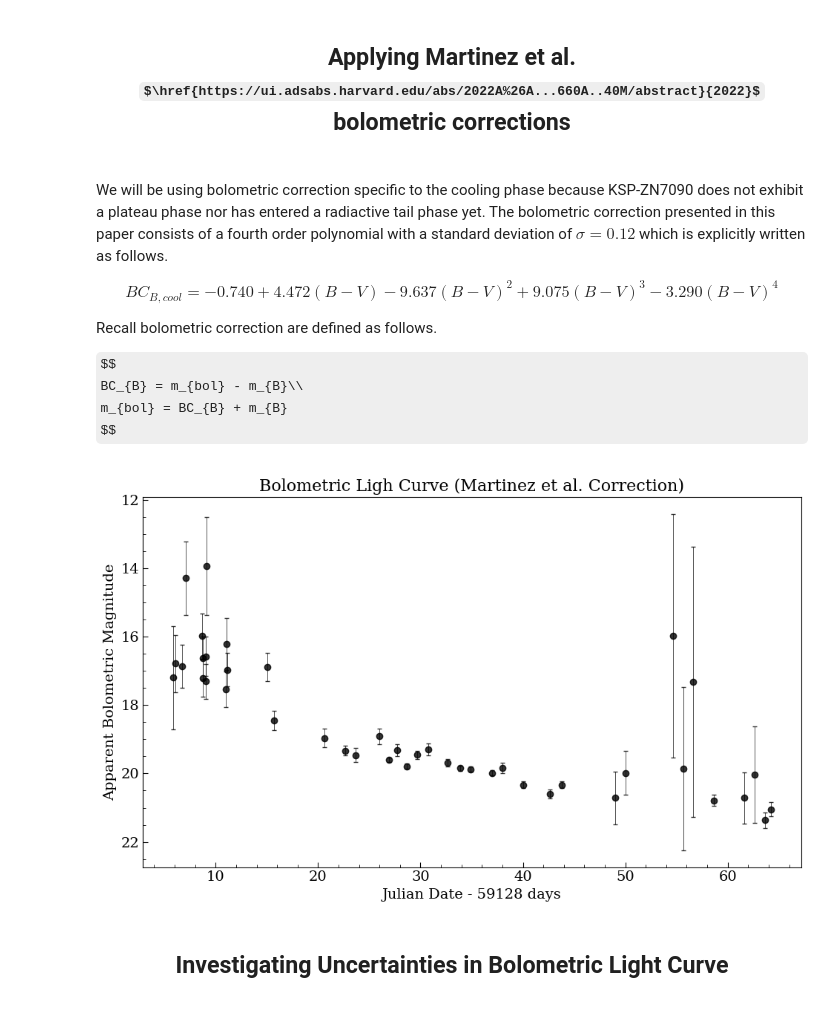
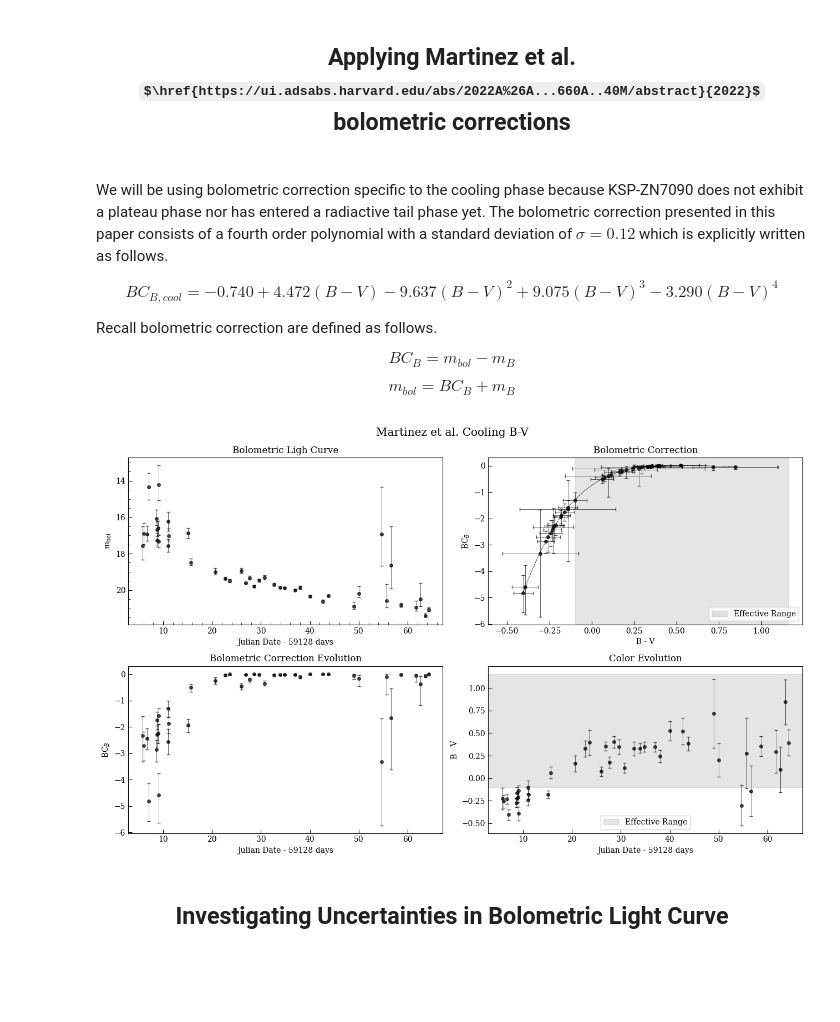
Before and after one commit to 159Patrick159/ZN-7090, a Jupyter notebook: Scripts/Generating Bolometric Light Curves.ipynb, the cells around one changed output. Cells and saved outputs as stored; diff of their text form; code cells hidden in the pictures; some formulas as TeX source; blank space fills up the shorter version.

Commit message:
Didnt end up needing a remove data function I implemented it inside the bolometric correction function I additionally did some organizing in my code to make it more legible and presentable.

```diff
--- a/Scripts/Generating Bolometric Light Curves.ipynb
+++ b/Scripts/Generating Bolometric Light Curves.ipynb
@@ -251,6 +251,9 @@ $$
 Recall bolometric correction are defined as follows.
 
 $$
-BC_{B} = m_{bol} - m_{B}\\
+BC_{B} = m_{bol} - m_{B}
+$$
+
+$$
 m_{bol} = BC_{B} + m_{B}
 $$
@@ -257,24 +267,51 @@ $$
 # %%
 # Import Bolometric Correction given Martinez et al. coefficients
-from Bolometric_Corrections import Martinez_cooling_symmetric
+from Bolometric_Corrections import Martinez_cooling_Asymmetric1
 
-# Compute the apparent bolometric magnitudes
-mbol, mbol_err, color, color_err, correction, correction_err = Martinez_cooling_symmetric(B_mags_R,V_mags_C,B_mags_err_R,V_mags_err_R)
+mbol, mbol_errU,mbol_errL, color, color_err, \
+correction, correction_Uerr,correction_Lerr = Martinez_cooling_Asymmetric1(B_mags_R,V_mags_C,B_mags_err_R,V_mags_err_R)
 # %%
-# Plot the bolometric light curve
-fig, (a0) = plt.subplots(figsize=(gr*scale,scale),ncols=1)
-a0.set_title("Bolometric Ligh Curve (Martinez et al. Correction)",fontsize=16)
-a0.errorbar(B_dates_R,mbol,yerr=mbol_err,fmt="ko",ecolor='k',capsize=2,elinewidth=0.6,alpha=0.8)
+corr_aerr = [correction_Lerr,correction_Uerr]
+ambol_err = [mbol_errL,mbol_errU]
+
+color_domain = np.arange(np.min(color),np.max(color),0.01)
+# Now we can look at distinct plots for this correction
+fig, ((a0,a1),(a2,a3)) = plt.subplots(figsize=(gr*8,8),
+                                nrows=2,ncols=2)
+fig.suptitle("Martinez et al. Cooling B-V", fontsize='x-large')
+a0.set_title("Bolometric Ligh Curve")
+a0.errorbar(B_dates_R,mbol,yerr=ambol_err,fmt="ko",ecolor='k',capsize=2,elinewidth=0.6,alpha=0.7,ms=4)
 a0.invert_yaxis()
-a0.set_xlabel(f"Julian Date - {int(dates[0])} days",fontsize=14)
-a0.set_ylabel("Apparent Bolometric Magnitude",fontsize=14)
-a0.tick_params(axis='both', labelsize=14)
+a0.set_xlabel(f"Julian Date - {int(dates[0])} days")
+a0.set_ylabel(r"m$_{\mathrm{bol}}$")
+a0.tick_params(axis='both', labelsize=10)
 a0.yaxis.set_minor_locator(MultipleLocator(.5))
 a0.xaxis.set_minor_locator(MultipleLocator(2))
+
+a1.errorbar(color,correction,xerr=color_err,yerr=corr_aerr,fmt="ko",ecolor='k',capsize=2,elinewidth=0.6,alpha=0.7,ms=4)
+a1.plot(color_domain,BC(color_domain),c='k',ls='--',lw=0.6)
+a1.axvspan(-0.1, 1.16 , alpha=0.2, color='gray',label="Effective Range")
+a1.set_xlabel("B - V")
+a1.set_ylabel(r"BC$_B$")
+a1.set_title("Bolometric Correction")
+a1.legend(fancybox=True)
+
+a2.errorbar(B_dates_R,correction,yerr=corr_aerr,fmt="ko",ecolor='k',capsize=2,elinewidth=0.6,alpha=0.7,ms=4)
+a2.set_xlabel(f"Julian Date - {int(dates[0])} days")
+a2.set_ylabel(r"BC$_B$")
+a2.set_title("Bolometric Correction Evolution")
+
+a3.errorbar(B_dates_R,color,yerr=color_err,fmt="ko",ecolor='k',capsize=2,elinewidth=0.6,alpha=0.7,ms=4)
+a3.axhspan(-0.1, 1.16 , alpha=0.2, color='gray',label="Effective Range")
+a3.set_xlabel(f"Julian Date - {int(dates[0])} days")
+a3.set_ylabel("B - V")
+a3.set_title("Color Evolution")
+a3.legend(fancybox=True)
+
 plt.tight_layout()
 plt.show()
 # %% [output]
-[figure, old version]
+[figure, new version]
 # %% [markdown]
 <h2 align="center"> Investigating Uncertainties in Bolometric Light Curve <h2>
 # %% [markdown]
```
Also changed, not shown: parts of 25 cells of this notebook, 2 other files.
